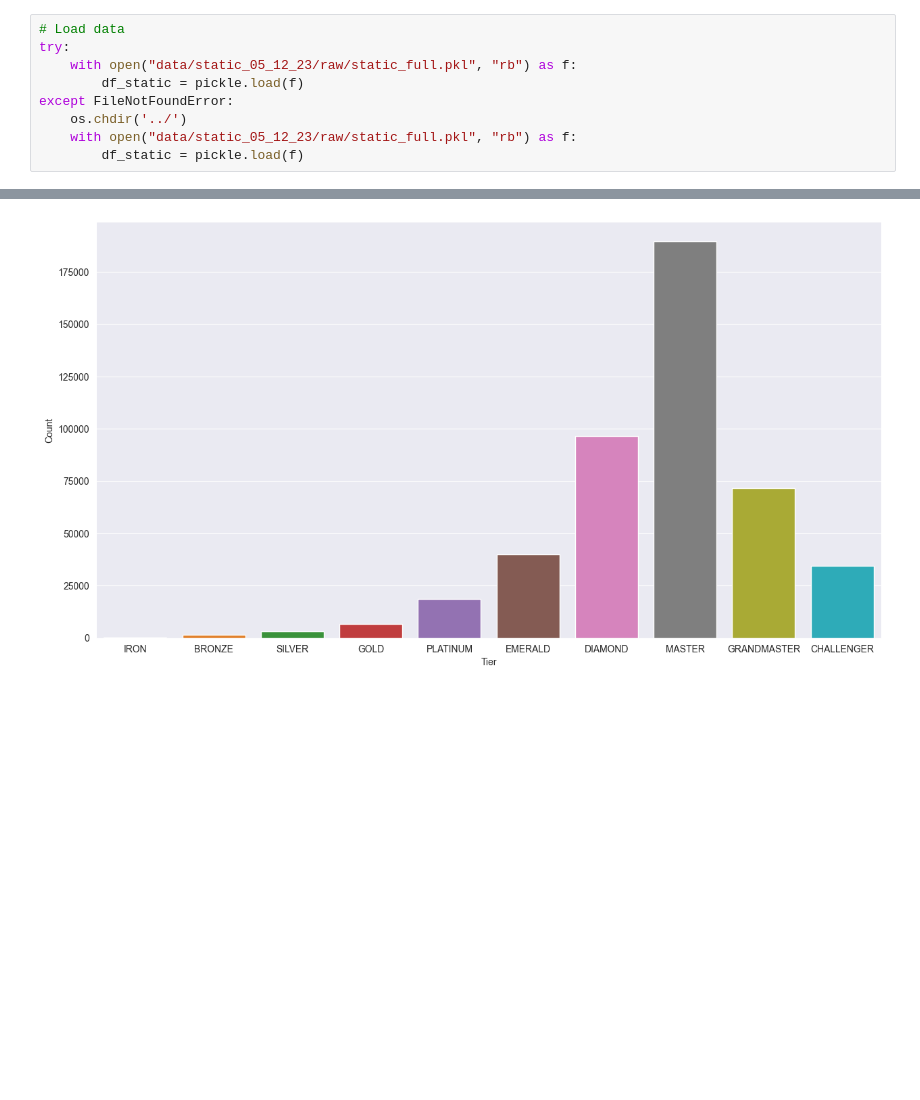
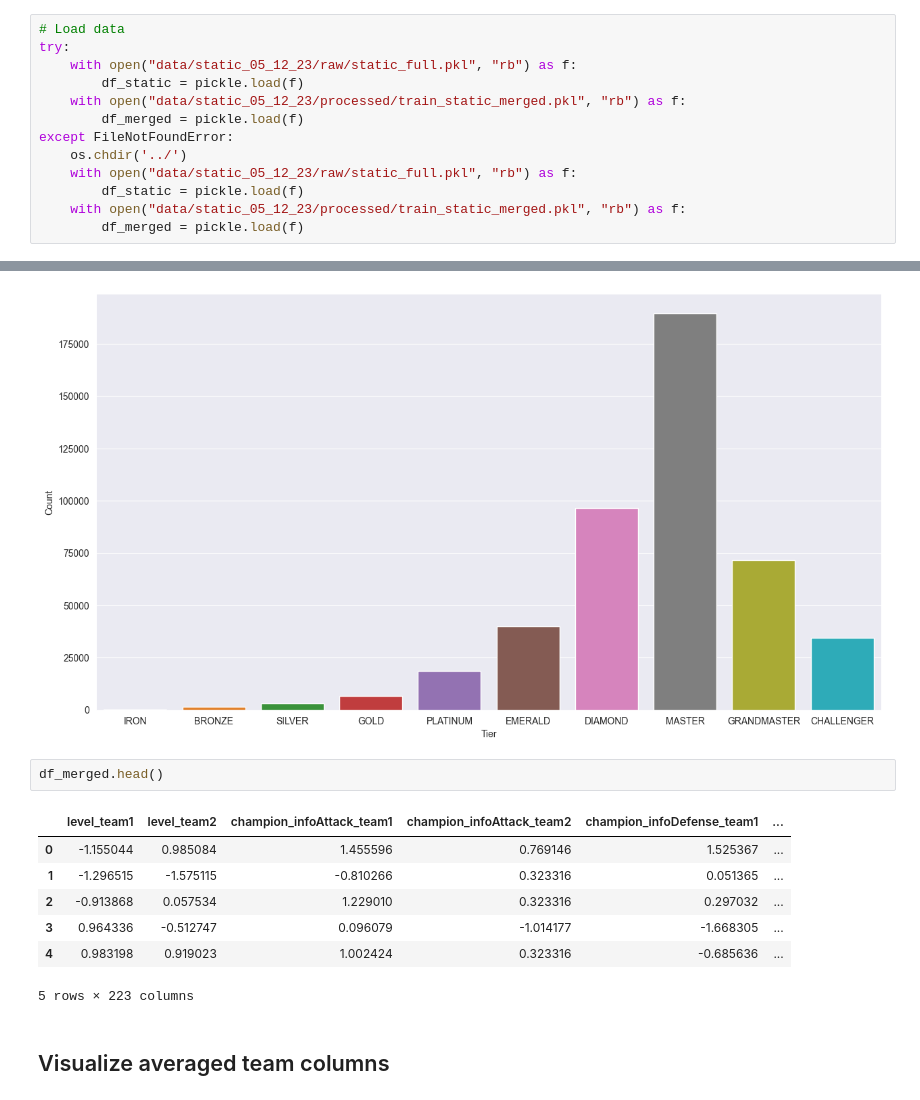
Before and after one commit to MoritzPalm/LeagueOfLegendsWinPrediction, a Jupyter notebook: Exploration/datasetViz.ipynb, the cells around one changed output, grey strips where cells are left out. Saved outputs shown, nothing was run; the diff lists cells and outputs as text; blank space fills up the shorter version.

```diff
--- a/Exploration/datasetViz.ipynb
+++ b/Exploration/datasetViz.ipynb
@@ -25,10 +25,14 @@ from scipy.stats import shapiro
 try:
     with open("data/static_05_12_23/raw/static_full.pkl", "rb") as f:
         df_static = pickle.load(f)
+    with open("data/static_05_12_23/processed/train_static_merged.pkl", "rb") as f:
+        df_merged = pickle.load(f)
 except FileNotFoundError:
     os.chdir('../')
     with open("data/static_05_12_23/raw/static_full.pkl", "rb") as f:
         df_static = pickle.load(f)
+    with open("data/static_05_12_23/processed/train_static_merged.pkl", "rb") as f:
+        df_merged = pickle.load(f)
 # %%
 df_static.head()
 # %% [output]
@@ -141,3 +145,15 @@ ax.set(xlabel='Tier', ylabel='Count')
 plt.savefig('thesis/images/tier_distribution.pgf')
 # %% [output]
 [figure]
+# %%
+df_merged.head()
+# %% [output]
+|  | level_team1 | level_team2 | champion_infoAttack_team1 | champion_infoAttack_team2 | champion_infoDefense_team1 | ... |
+| 0 | -1.155044 | 0.985084 | 1.455596 | 0.769146 | 1.525367 | ... |
+| 1 | -1.296515 | -1.575115 | -0.810266 | 0.323316 | 0.051365 | ... |
+| 2 | -0.913868 | 0.057534 | 1.229010 | 0.323316 | 0.297032 | ... |
+| 3 | 0.964336 | -0.512747 | 0.096079 | -1.014177 | -1.668305 | ... |
+| 4 | 0.983198 | 0.919023 | 1.002424 | 0.323316 | -0.685636 | ... |
+5 rows × 223 columns
+# %% [markdown]
+## Visualize averaged team columns
```
Also changed, not shown: parts of 1 cell of this notebook, 19 other files.
